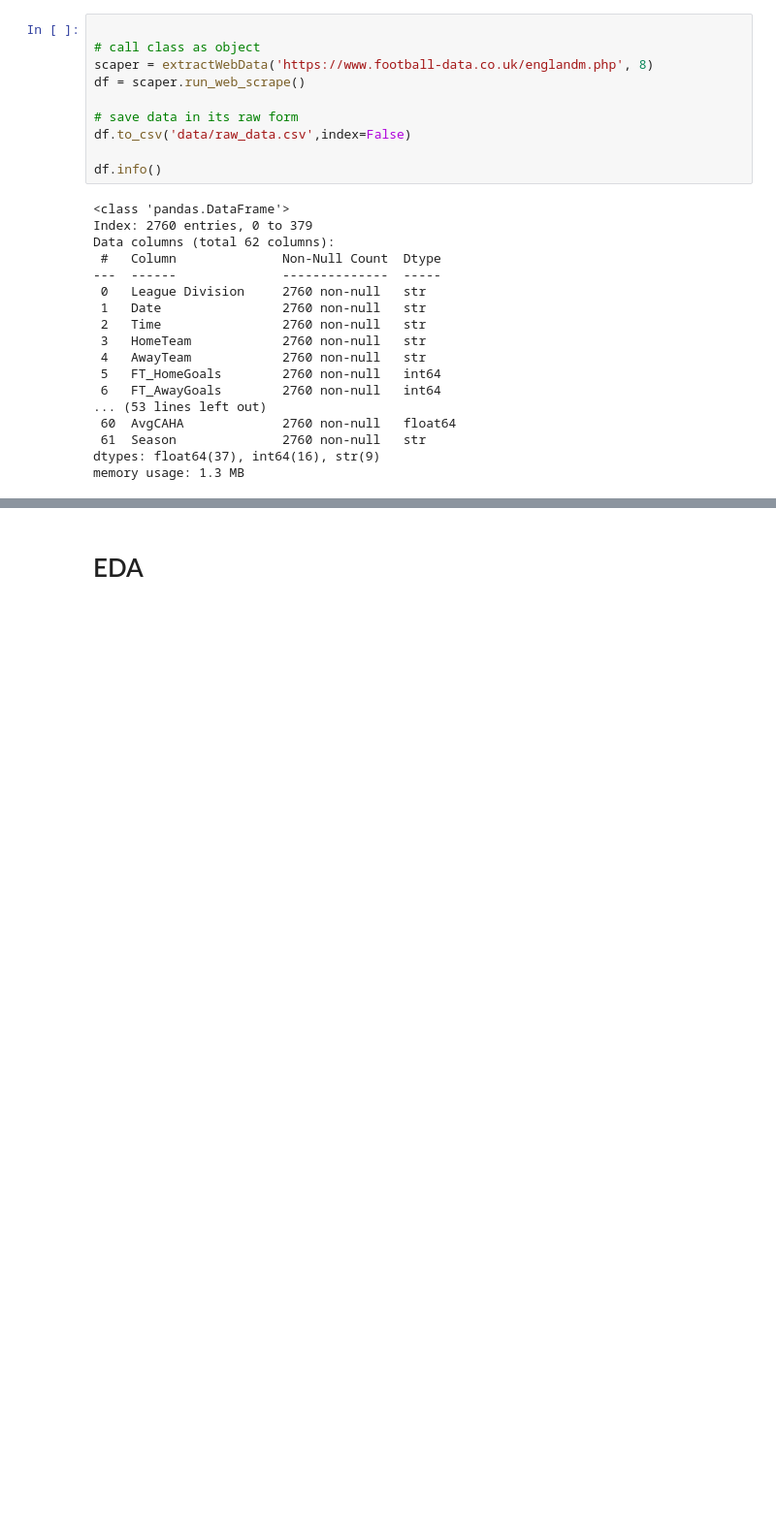
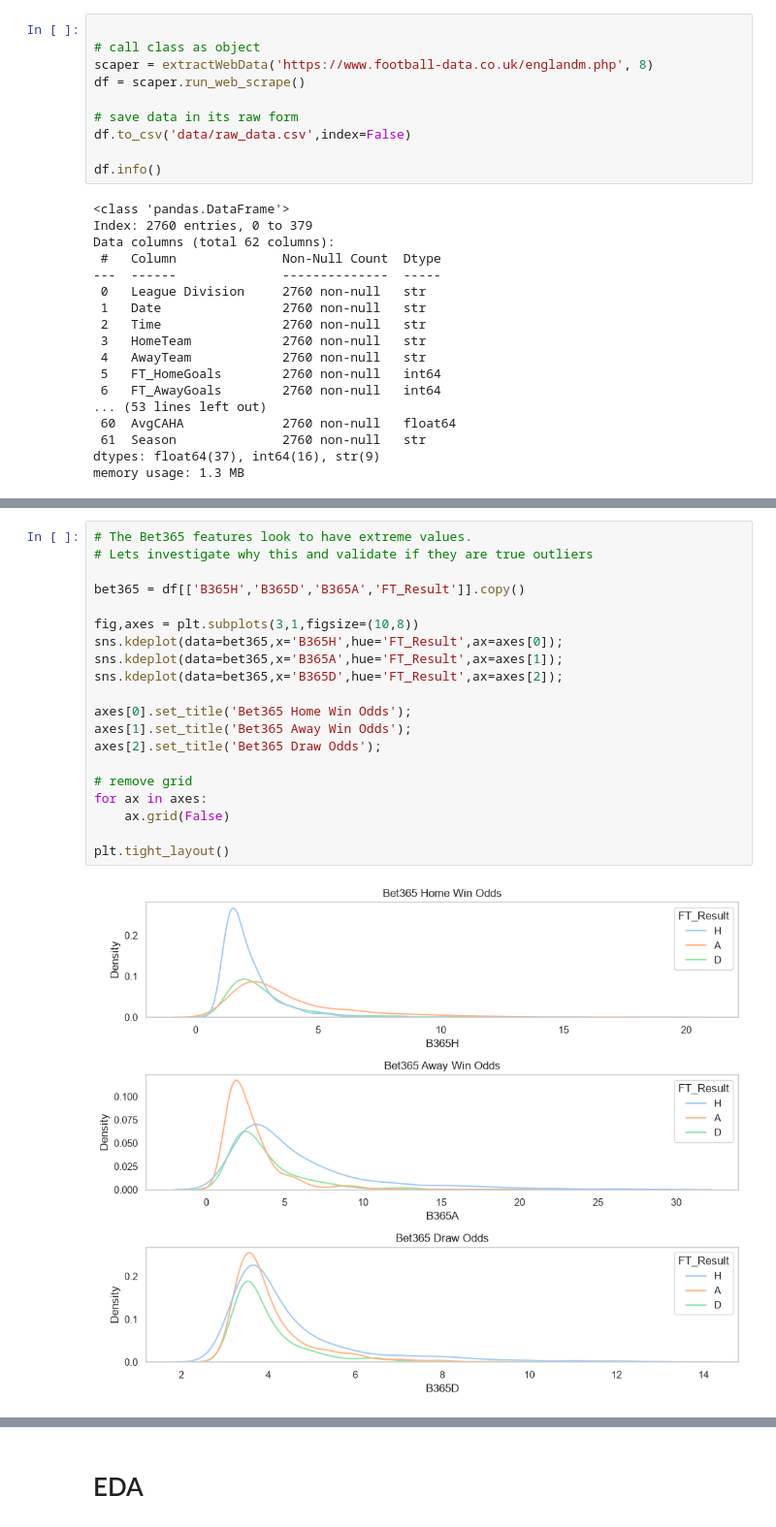
Before and after one commit to Cmay487/Premier_League_Match_Prediction, a Jupyter notebook: ApplyingProbabilityToFootball.ipynb, the cells around one changed output, grey strips where cells are left out. Shown at 97% size. Drawn from its saved outputs; the diff is of its cells as text; blank space fills up the shorter version.

```diff
--- a/ApplyingProbabilityToFootball.ipynb
+++ b/ApplyingProbabilityToFootball.ipynb
@@ -136,0 +163,22 @@ memory usage: 1.3 MB
+# %%
+# The Bet365 features look to have extreme values.
+# Lets investigate why this and validate if they are true outliers
+
+bet365 = df[['B365H','B365D','B365A','FT_Result']].copy()
+
+fig,axes = plt.subplots(3,1,figsize=(10,8))
+sns.kdeplot(data=bet365,x='B365H',hue='FT_Result',ax=axes[0]);
+sns.kdeplot(data=bet365,x='B365A',hue='FT_Result',ax=axes[1]);
+sns.kdeplot(data=bet365,x='B365D',hue='FT_Result',ax=axes[2]);
+
+axes[0].set_title('Bet365 Home Win Odds');
+axes[1].set_title('Bet365 Away Win Odds');
+axes[2].set_title('Bet365 Draw Odds');
+
+# remove grid
+for ax in axes:
+    ax.grid(False)
+
+plt.tight_layout()
+# %% [output]
+[figure, added]
```
Also changed, not shown: parts of 21 cells of this notebook.
